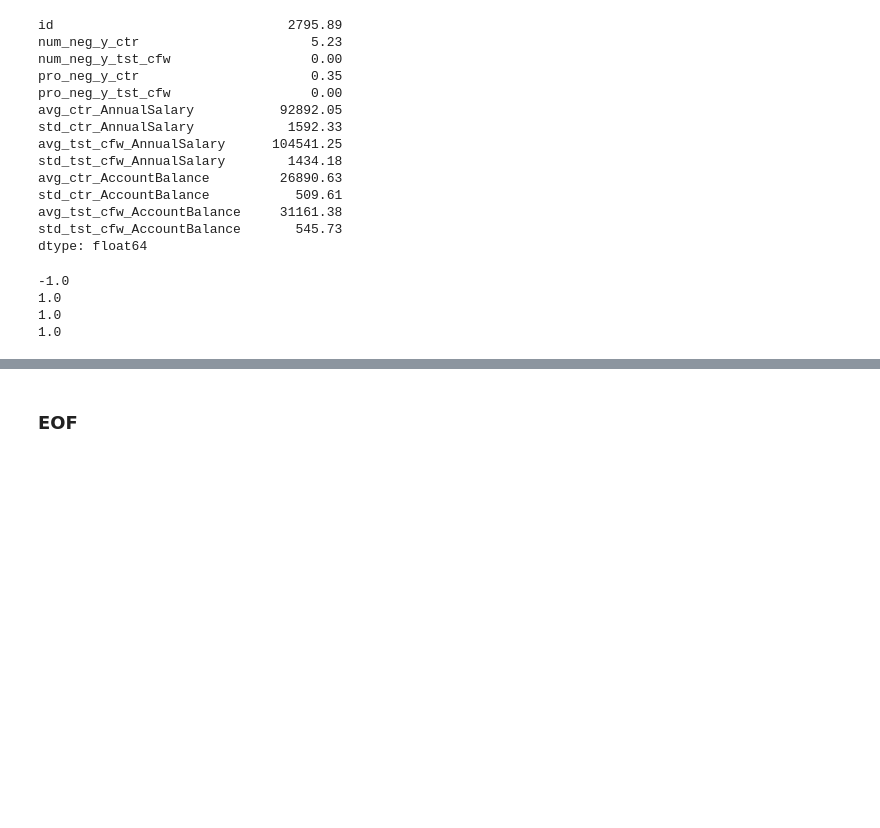
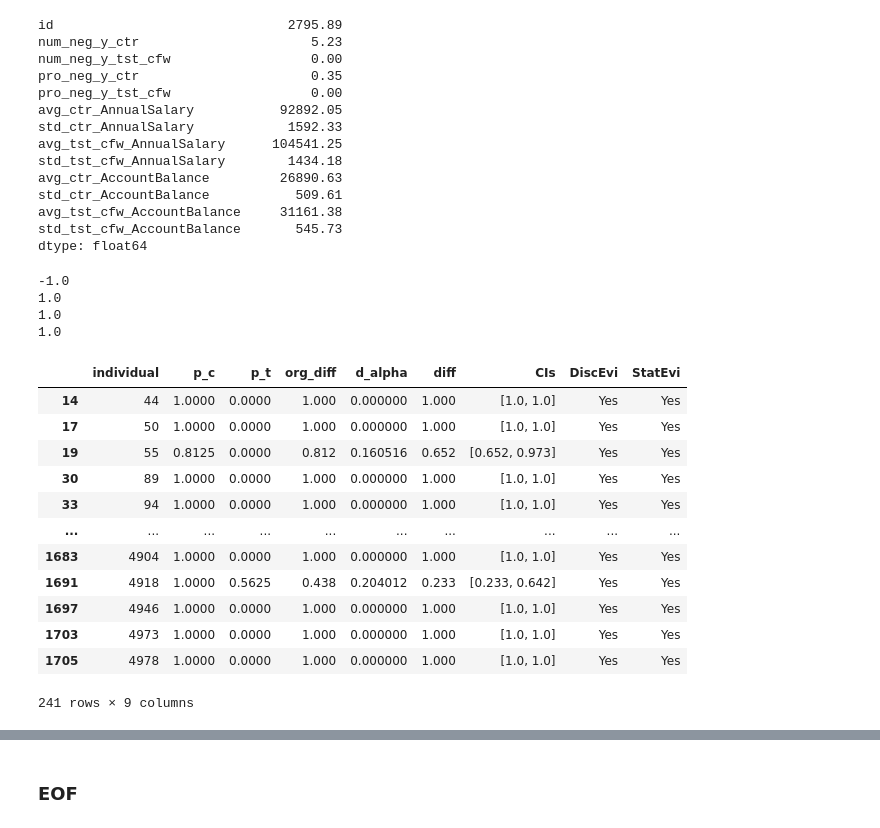
Before and after one commit to cc-jalvarez/counterfactual-situation-testing, a Jupyter notebook: src/analysis_loan_application.ipynb, the cells around one changed output, grey strips where cells are left out. Saved outputs shown, nothing was run; the diff lists cells and outputs as text; code cells hidden in the pictures; blank space fills up the shorter version.

Commit message:
added checks for confidence in results

```diff
--- a/src/analysis_loan_application.ipynb
+++ b/src/analysis_loan_application.ipynb
@@ -631,3 +661,25 @@ print(bank_adm(104541.25, 31161.38))
 1.0
 1.0
 1.0
+# %%
+df_cf_sf_disc = cf_st_with.get_test_discrimination()
+df_cf_sf_disc.head(5)
+
+# show the CI for the CF results
+df_cf_sf_disc[df_cf_sf_disc['individual'].isin(res_df[res_df['CF'] == 1].index.to_list())].head(20)
+
+df_cf_sf_disc[df_cf_sf_disc['individual'].isin(res_df[res_df['CF'] == 1].index.to_list()) & (df_cf_sf_disc['StatEvi'] == 'Yes')]
+# %% [output]
+|  | individual | p_c | p_t | org_diff | d_alpha | diff | CIs | DiscEvi | StatEvi |
+| 14 | 44 | 1.0000 | 0.0000 | 1.000 | 0.000000 | 1.000 | [1.0, 1.0] | Yes | Yes |
+| 17 | 50 | 1.0000 | 0.0000 | 1.000 | 0.000000 | 1.000 | [1.0, 1.0] | Yes | Yes |
+| 19 | 55 | 0.8125 | 0.0000 | 0.812 | 0.160516 | 0.652 | [0.652, 0.973] | Yes | Yes |
+| 30 | 89 | 1.0000 | 0.0000 | 1.000 | 0.000000 | 1.000 | [1.0, 1.0] | Yes | Yes |
+| 33 | 94 | 1.0000 | 0.0000 | 1.000 | 0.000000 | 1.000 | [1.0, 1.0] | Yes | Yes |
+| ... | ... | ... | ... | ... | ... | ... | ... | ... | ... |
+| 1683 | 4904 | 1.0000 | 0.0000 | 1.000 | 0.000000 | 1.000 | [1.0, 1.0] | Yes | Yes |
+| 1691 | 4918 | 1.0000 | 0.5625 | 0.438 | 0.204012 | 0.233 | [0.233, 0.642] | Yes | Yes |
+| 1697 | 4946 | 1.0000 | 0.0000 | 1.000 | 0.000000 | 1.000 | [1.0, 1.0] | Yes | Yes |
+| 1703 | 4973 | 1.0000 | 0.0000 | 1.000 | 0.000000 | 1.000 | [1.0, 1.0] | Yes | Yes |
+| 1705 | 4978 | 1.0000 | 0.0000 | 1.000 | 0.000000 | 1.000 | [1.0, 1.0] | Yes | Yes |
+241 rows × 9 columns
```
Also changed, not shown: parts of 8 cells of this notebook.
